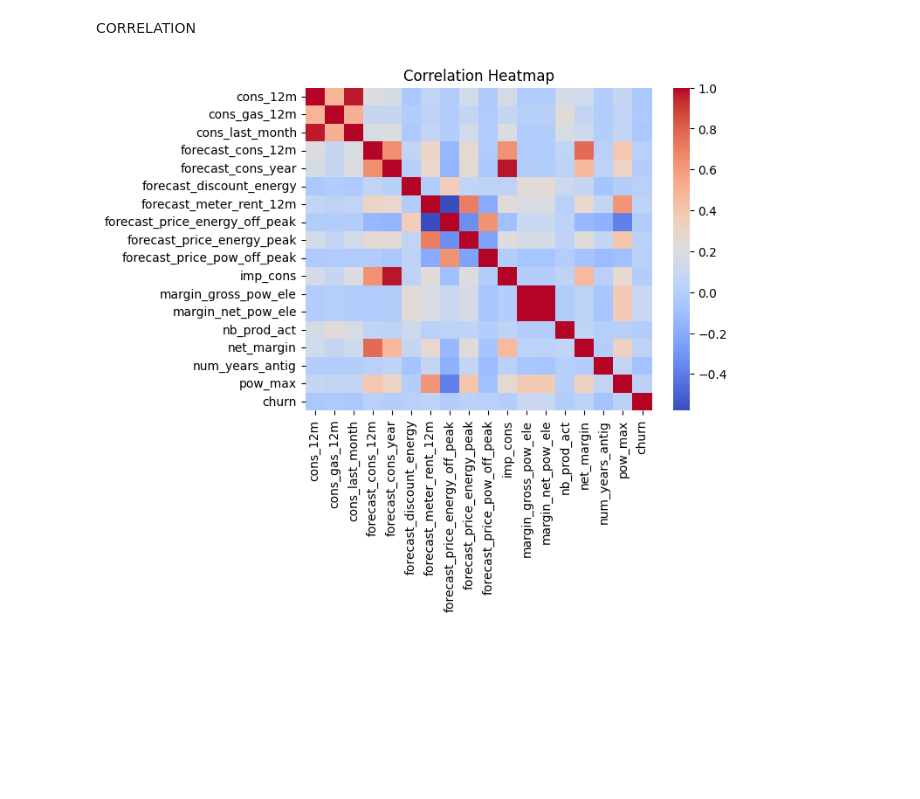
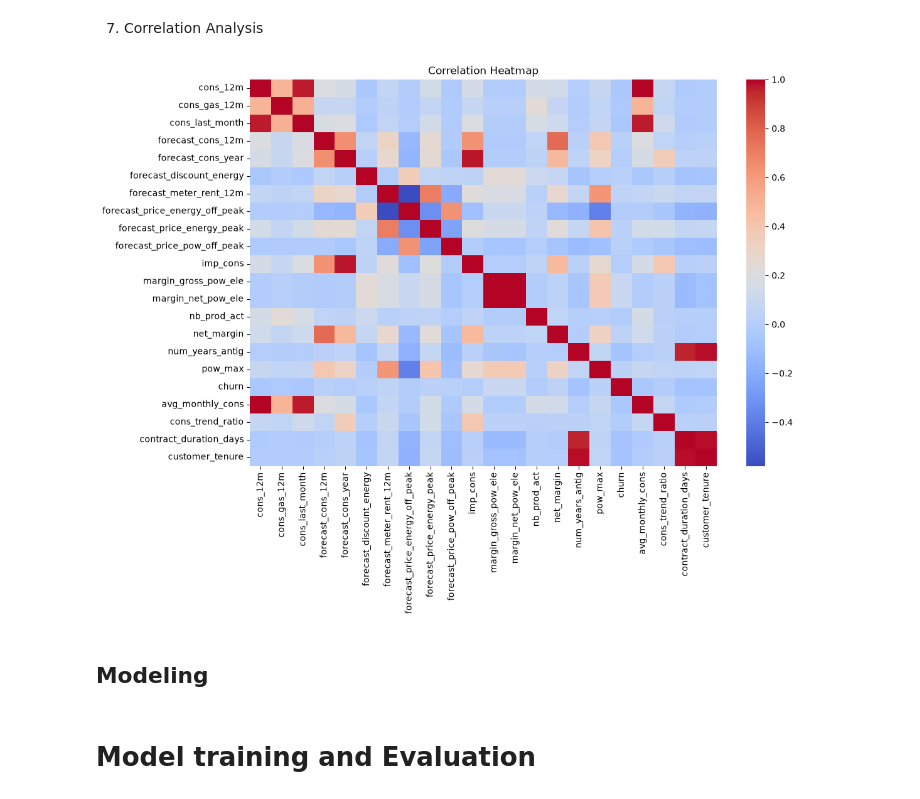
Before and after one commit to graceobonyo/PowerCo-Project, a Jupyter notebook: PowerCo.ipynb, the cells around one changed output. Saved outputs shown, nothing was run; the diff lists cells and outputs as text; code cells hidden in the pictures; blank space fills up the shorter version.

```diff
--- a/PowerCo.ipynb
+++ b/PowerCo.ipynb
@@ -78,0 +231,12 @@ DATA VISUALISATION
+# %%
+# Consumption Trend Ratio
+
+client['cons_trend_ratio'] = (client['cons_last_month']/ client['avg_monthly_cons'])
+# %%
+# Contract Duration
+
+client['contract_duration_days'] = (client['date_end'] - client['date_activ']).dt.days
+# %%
+# Customer Tenure
+
+client['customer_tenure'] = (pd.Timestamp.today() - client['date_activ']).dt.days
@@ -105,6 +270 @@ CONSUMPTION ANALYSIS
-# %%
-
-client['avg_monthly_cons'] = client['cons_12m'] / 12
-
-client['cons_trend_ratio'] = client['cons_last_month'] / client['avg_monthly_cons']
 # %%
@@ -173,10 +366,14 @@ MARGIN ANALYSIS
 # %% [markdown]
-CORRELATION
+7. Correlation Analysis
 # %%
+corr = client.corr(numeric_only=True)
 
-corr = client.corr(numeric_only=True)
-sns.heatmap(corr, cmap='coolwarm')
+plt.figure(figsize=(12,8))
+sns.heatmap(corr,cmap='coolwarm',annot=False)
+
 plt.title('Correlation Heatmap')
 plt.show()
 # %% [output]
-[figure, old version]
+[figure, new version]
+# %% [markdown]
+## Modeling
@@ -182,0 +398,2 @@ plt.show()
+# %% [markdown]
+# Model training and Evaluation
```
Also changed, not shown: parts of 100 cells of this notebook, 2 other files.
